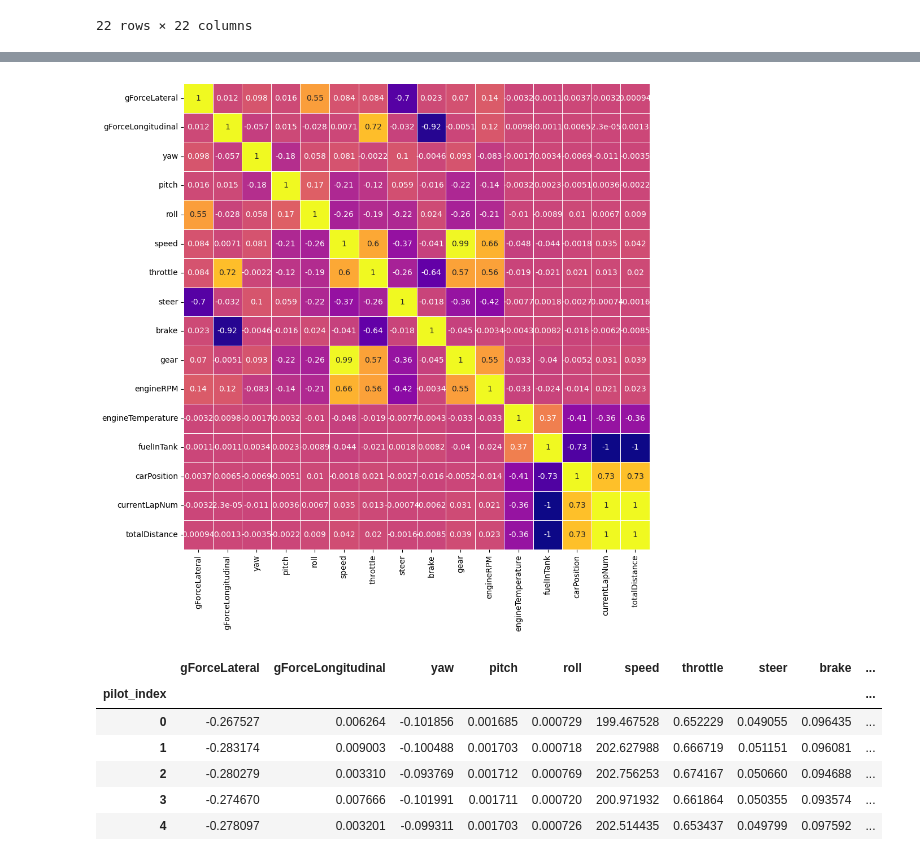
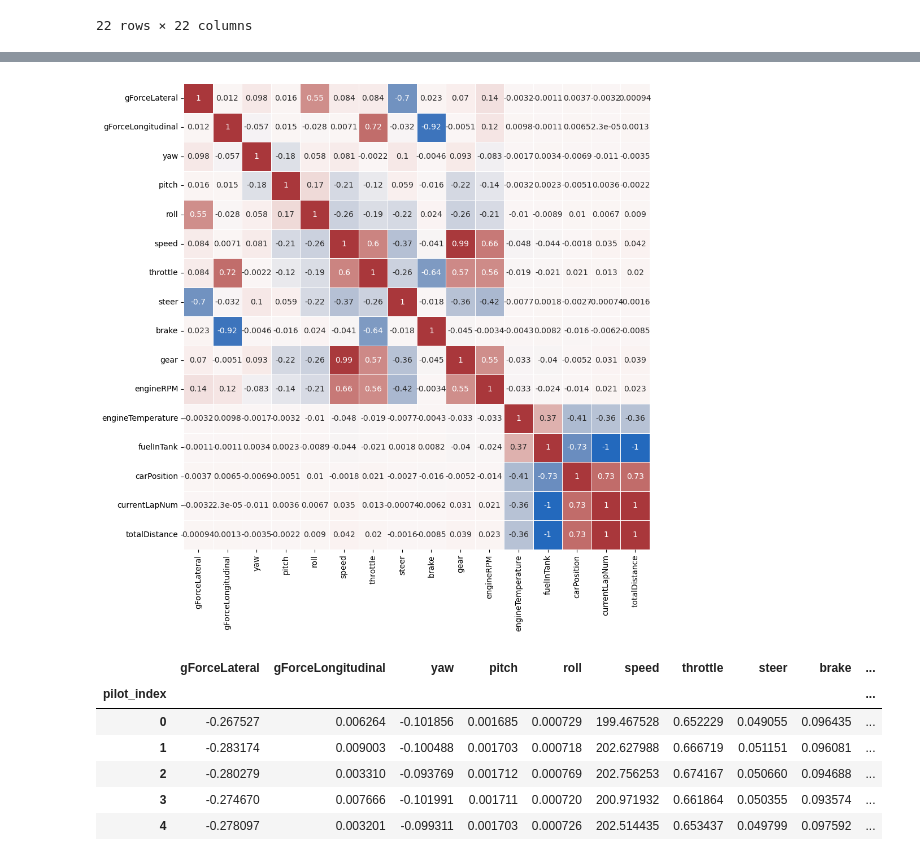
Before and after one commit to rbpowellGA/F1_race_data, a Jupyter notebook: notebooks/analysis.ipynb, the cells around one changed output, grey strips where cells are left out. Saved outputs shown, nothing was run; the diff lists cells and outputs as text; code cells hidden in the pictures.

```diff
--- a/notebooks/analysis.ipynb
+++ b/notebooks/analysis.ipynb
@@ -118,35 +122,35 @@ tm_145_pilot1
 
 '''fig, (ax1, ax2) = plt.subplots(1,2)
 ax1 = sns.heatmap(tm_145_pilot1[['worldVelocityX', 'worldVelocityY',
        'worldVelocityZ', 'gForceLateral', 'gForceLongitudinal',
        'gForceVertical', 'yaw', 'pitch', 'roll', 'speed', 'throttle', 'steer',
        'brake', 'gear', 'engineRPM', 'brakesTemperature',
        'tyresSurfaceTemperature', 'tyresInnerTemperature', 'engineTemperature',
        'tyresPressure', 'surfaceType', 'fuelInTank', 'fuelRemainingLaps', 'tyresWear',
        'carPosition', 'currentLapNum', 'totalDistance']].corr(numeric_only=True),linewidth=.5,linecolor='black')
 ax2 = sns.heatmap(tm145_1.corr(numeric_only=True),linewidth=.5,linecolor='black')'''
 
 #mask = np.triu(np.ones_like(correlation_matrix, dtype=bool))
 
 plt.rcParams["figure.figsize"] = [10, 10]
 plt.rcParams["figure.autolayout"] = True
 plt.rcParams.update({'font.size': 10})
 
 fig, ax = plt.subplots()
 fig.subplots_adjust(wspace=0.01)
 
 sns.heatmap(tm_145_pilot1[['gForceLateral', 'gForceLongitudinal',
        'yaw', 'pitch', 'roll', 'speed', 'throttle', 'steer',
        'brake', 'gear', 'engineRPM', 'brakesTemperature',
        'tyresSurfaceTemperature', 'tyresInnerTemperature', 'engineTemperature',
        'tyresPressure', 'surfaceType', 'fuelInTank', 'tyresWear',
-       'carPosition', 'currentLapNum', 'totalDistance']].corr(numeric_only=True), cmap="plasma", ax=ax, cbar=False, annot=True, linewidths=.5)
+       'carPosition', 'currentLapNum', 'totalDistance']].corr(numeric_only=True), cmap="vlag", ax=ax, cbar=False, annot=True, linewidths=.5)
 #sns.heatmap(tm145_1.corr(numeric_only=True), cmap="plasma", ax=ax2, cbar=False, linewidths=.5)
 
 
 plt.show()
 # %% [output]
-[figure, old version]
+[figure, new version]
 # %%
 ## Groupby pilot IDs using mean of numeric values to identify pilots that have outlying tm readings
 
```
Also changed, not shown: parts of 13 cells of this notebook, 3 other files.
